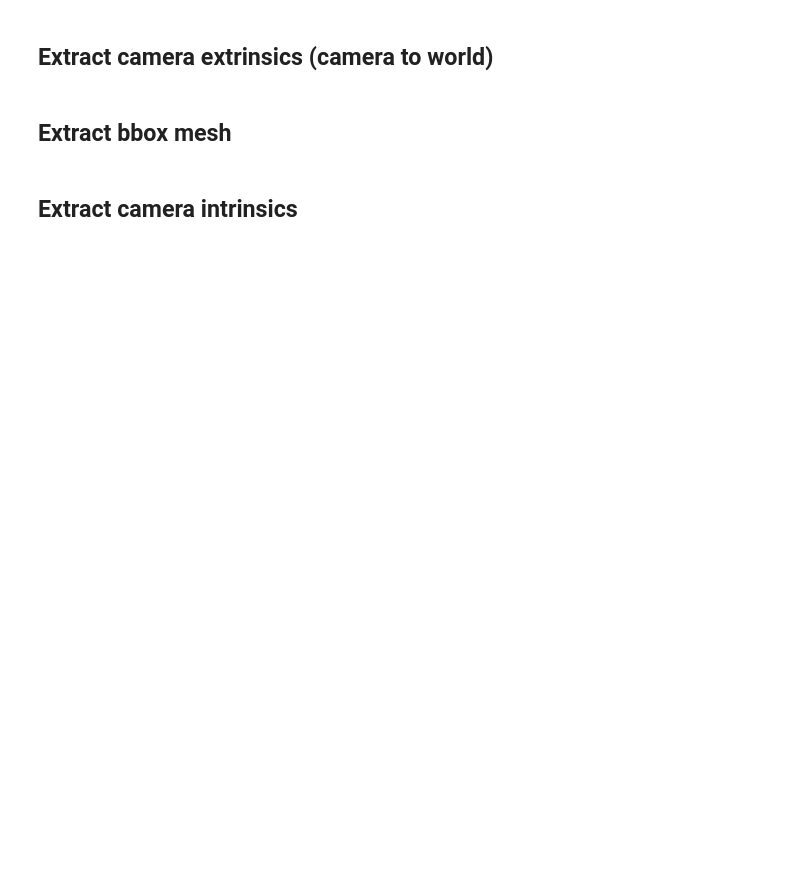
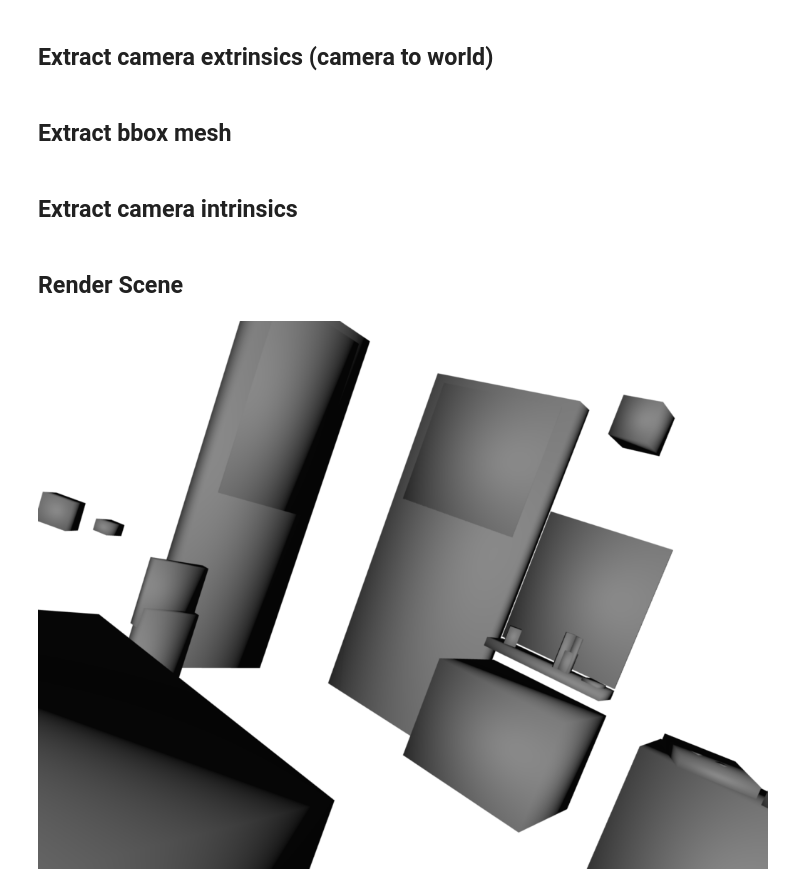
Before and after one commit to jonathansickert/3DFrontBench, a Jupyter notebook: notebooks/render_hyperism.ipynb, the cells around one changed output. Saved outputs shown, nothing was run; the diff lists cells and outputs as text; code cells hidden in the pictures; blank space fills up the shorter version.

```diff
--- a/notebooks/render_hyperism.ipynb
+++ b/notebooks/render_hyperism.ipynb
@@ -49,6 +49,8 @@ else:
     fov_x = df_["settings_camera_fov"]
 
 fov_y = 2.0 * np.arctan(height_pixels * np.tan(fov_x/2.0) / width_pixels)
+# %% [markdown]
+## Render Scene
 # %%
 boxes = []
 for i in range(extents.shape[0]):
@@ -78,3 +80,7 @@ color, depth = r.render(pr_scene)
 
 img = Image.fromarray(color)
 img.save("../outputs/rendered_hyperism.png")
+# %%
+img
+# %% [output]
+[figure, added]
```
